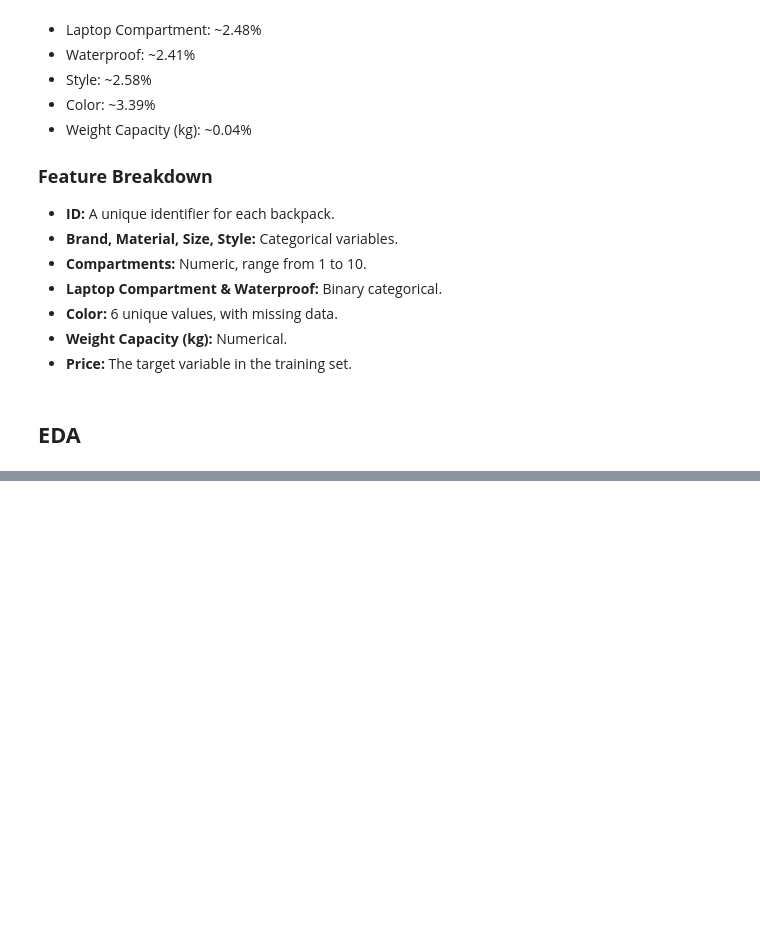
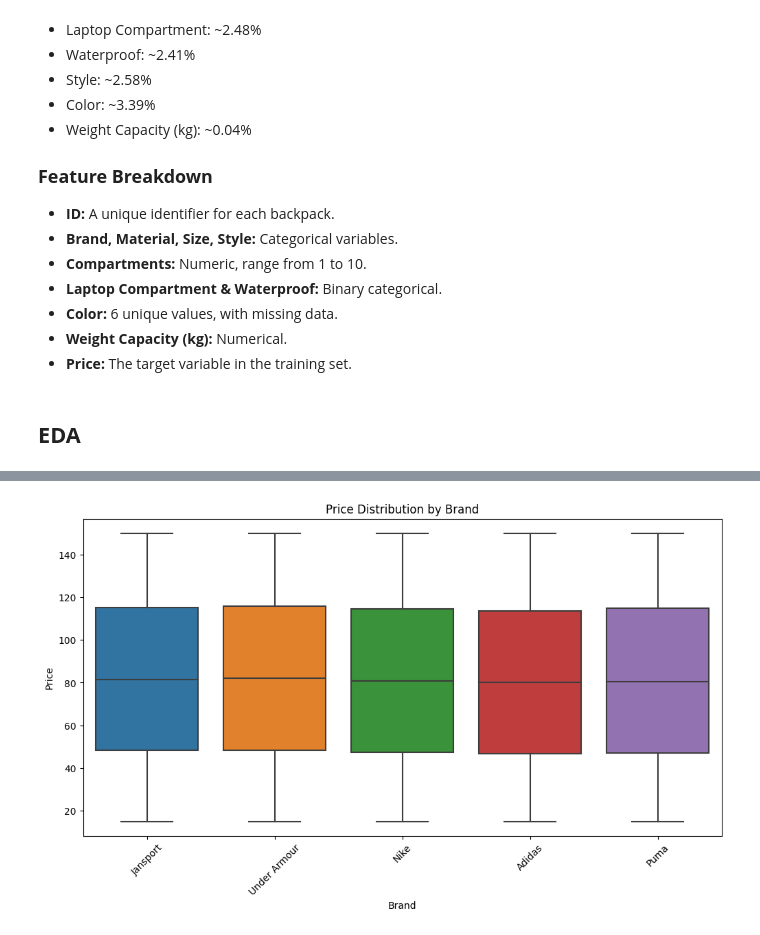
Before and after one commit to ChristopherIanPeck/kaggle-playground-series-s5, a Jupyter notebook: backpack-prediction-challenge.ipynb, the cells around one changed output, grey strips where cells are left out. Saved outputs shown, nothing was run; the diff lists cells and outputs as text; code cells hidden in the pictures; blank space fills up the shorter version.

```diff
--- a/backpack-prediction-challenge.ipynb
+++ b/backpack-prediction-challenge.ipynb
@@ -206,0 +204,8 @@ plt.show()
+# %%
+plt.figure(figsize=(12, 6))
+sns.boxplot(x="Brand", y="Price", data=df_train)
+plt.title("Price Distribution by Brand")
+plt.xticks(rotation=45)
+plt.show()
+# %% [output]
+[figure, added]
```
Also changed, not shown: parts of 16 cells of this notebook.
